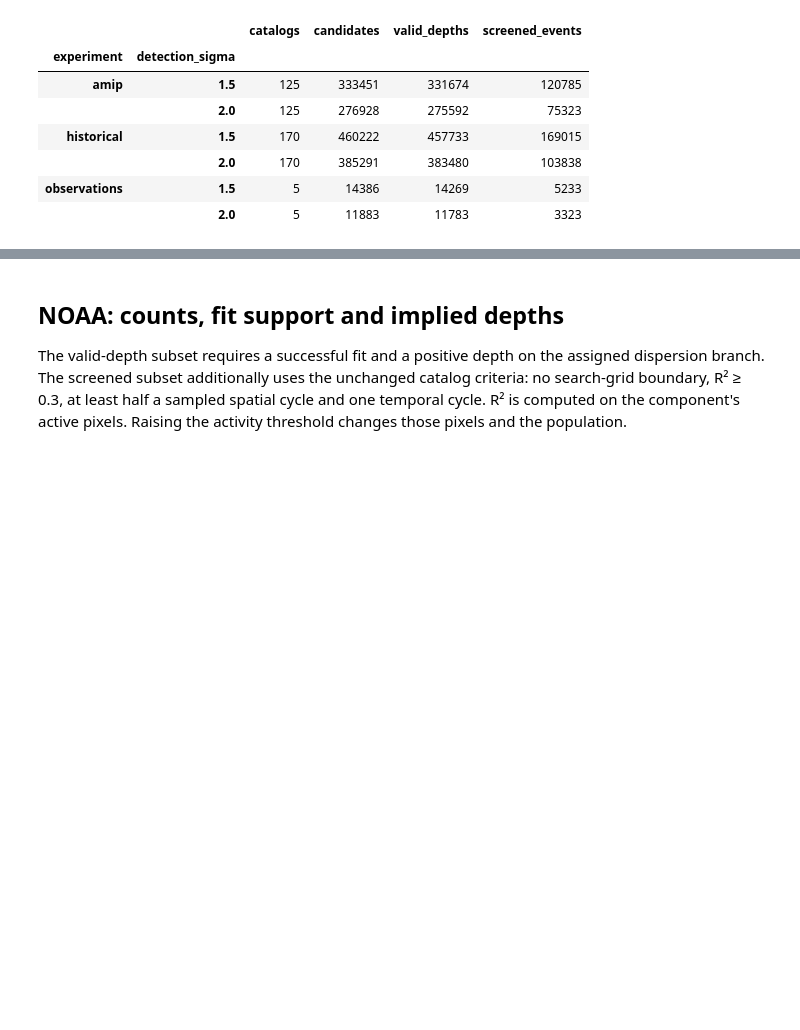
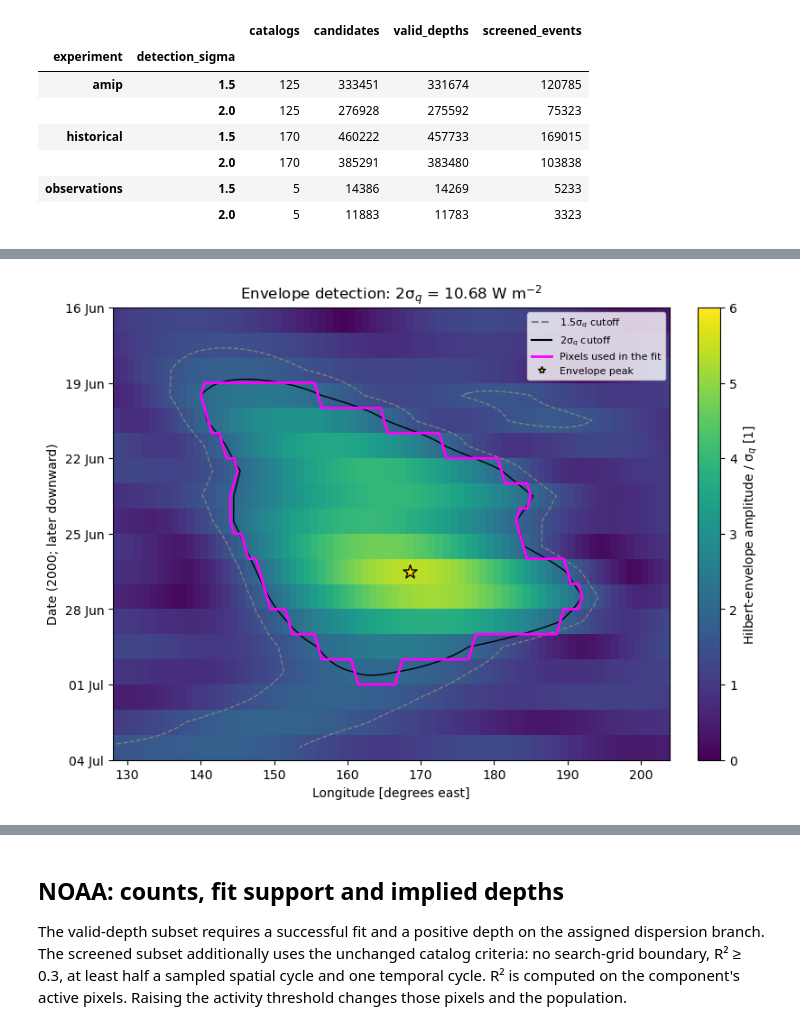
Before and after one commit to pedroanguloumana/cmip6_equiv_depth_distributions, a Jupyter notebook: notebooks/codex_event_threshold_comparison.ipynb, the cells around one changed output, grey strips where cells are left out. Drawn from its saved outputs; the diff is of its cells as text; code cells hidden in the pictures; blank space fills up the shorter version.

```diff
--- a/notebooks/codex_event_threshold_comparison.ipynb
+++ b/notebooks/codex_event_threshold_comparison.ipynb
@@ -51,0 +144,28 @@ display(summary.groupby(["experiment", "detection_sigma"]).agg(
+# %%
+zoom_dates = mdates.date2num(zoom.time.values)
+zoom_component = zoom.component_mask.values.astype(bool)
+fig, ax = plt.subplots(figsize=(8, 5.8), layout="constrained")
+mesh = ax.pcolormesh(zoom.lon.values, zoom_dates, zoom.envelope.values / sigma_q,
+                     shading="auto", cmap="viridis", vmin=0, vmax=6)
+ax.contour(zoom.lon.values, zoom_dates, zoom.envelope.values / sigma_q,
+           levels=[1.5, 2.0], colors=[".5", "k"], linestyles=["--", "-"], linewidths=1)
+ax.contour(zoom.lon.values, zoom_dates, zoom_component.astype(float),
+           levels=[.5], colors=["magenta"], linewidths=2)
+ax.scatter(event["peak_lon_deg"], peak_date, marker="*", s=130,
+           color="gold", edgecolor="k", zorder=5)
+ax.yaxis_date()
+ax.yaxis.set_major_locator(mdates.DayLocator(interval=3))
+ax.yaxis.set_major_formatter(mdates.DateFormatter("%d %b"))
+ax.invert_yaxis()
+ax.set(xlabel="Longitude [degrees east]", ylabel="Date (2000; later downward)",
+       title=f"Envelope detection: 2σ$_q$ = {2*sigma_q:.2f} W m$^{{-2}}$")
+fig.colorbar(mesh, ax=ax, label="Hilbert-envelope amplitude / σ$_q$ [1]")
+ax.legend(handles=[
+    Line2D([], [], color=".5", linestyle="--", label="1.5σ$_q$ cutoff"),
+    Line2D([], [], color="k", label="2σ$_q$ cutoff"),
+    Line2D([], [], color="magenta", linewidth=2, label="Pixels used in the fit"),
+    Line2D([], [], color="gold", marker="*", markeredgecolor="k", linestyle="none", label="Envelope peak"),
+], loc="upper right", fontsize=8)
+plt.show()
+# %% [output]
+[figure, added]
```
Also changed, not shown: parts of 4 cells of this notebook, 3 other files.
